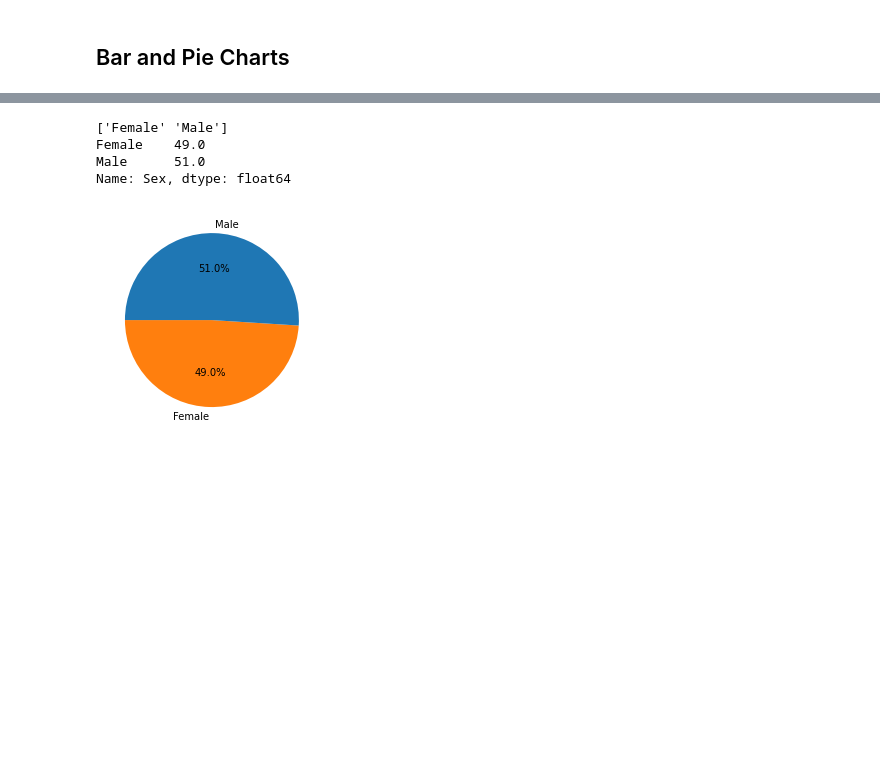
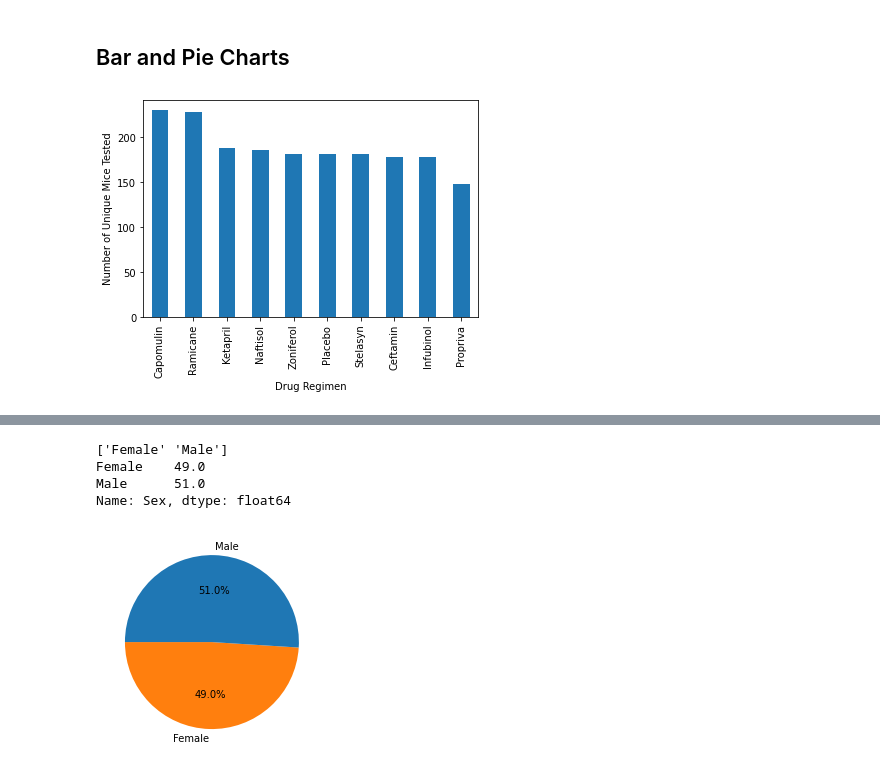
Before and after one commit to Witwer93/matplotlib-pymaceuticals, a Jupyter notebook: pymaceuticals.ipynb, the cells around one changed output, grey strips where cells are left out. Drawn from its saved outputs; the diff is of its cells as text; code cells hidden in the pictures; blank space fills up the shorter version.

```diff
--- a/pymaceuticals.ipynb
+++ b/pymaceuticals.ipynb
@@ -127,3 +127,25 @@ TypeError: Must provide 'func' or tuples of '(column, aggfunc).
 # %% [markdown]
 ## Bar and Pie Charts
+# %%
+# Generate a bar plot showing the total number of unique mice tested on each drug regimen using pandas.
+
+#gather values for y axis
+mice_drug_count = list(clean_df['Drug Regimen'].value_counts())
+
+#gather ordered list of drug names
+drugs = pd.DataFrame(group['Drug Regimen'].count())
+#won't let you sort when column and index is "drug regimen"
+drugs = drugs.rename(columns={'Drug Regimen': 'Count'})
+#sort
+drugs = drugs.sort_values(by= ['Count'], ascending=False)
+#convert to list to pass to plt.bar
+drug_names = drugs.index.to_list()
+
+panda_plot = pd.DataFrame()
+
+panda_plot['Drug Regimen'] = drug_names
+panda_plot['Number of Unique Mice Tested'] = mice_drug_count
+ax = panda_plot.plot.bar(x='Drug Regimen', y='Number of Unique Mice Tested', ylabel = 'Number of Unique Mice Tested', legend=False)
+# %% [output]
+[figure, added]
 # %%
```
Also changed, not shown: parts of 4 cells of this notebook.
